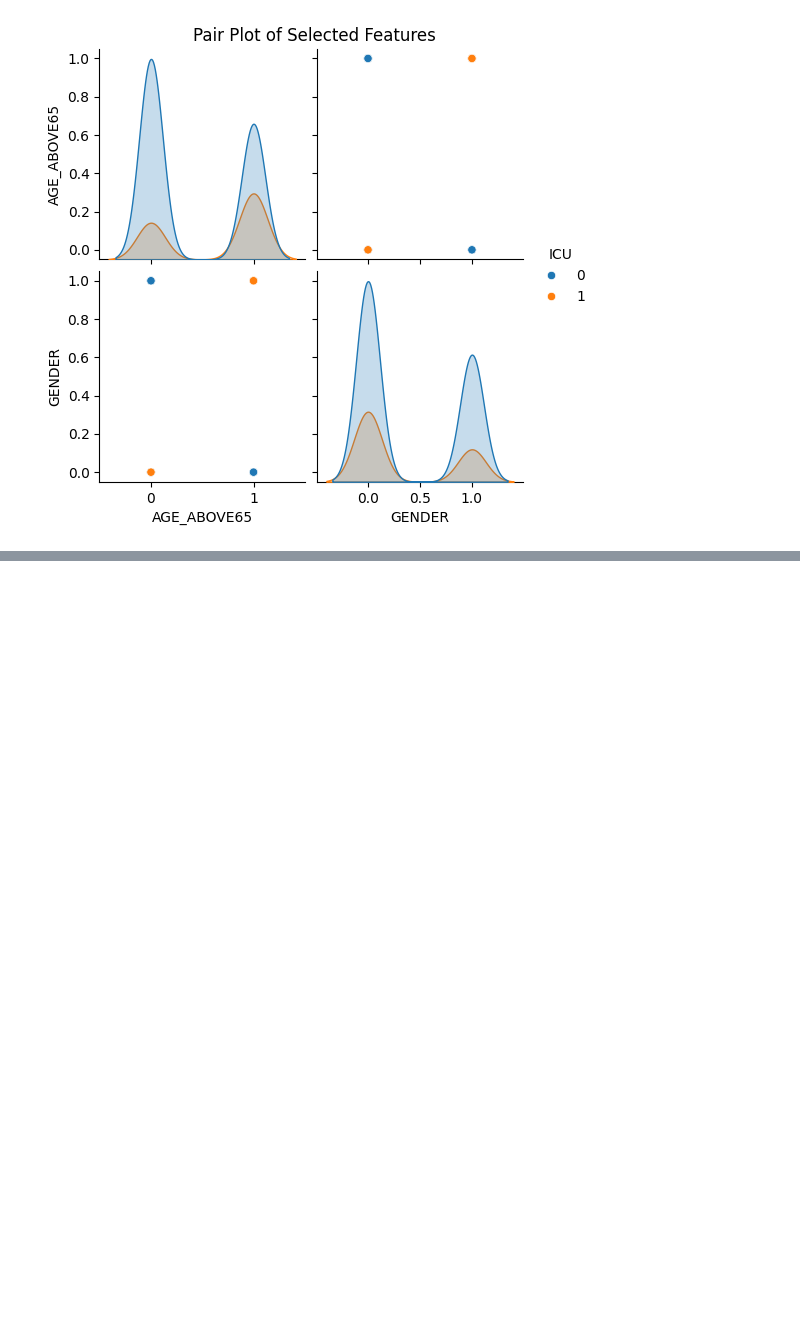
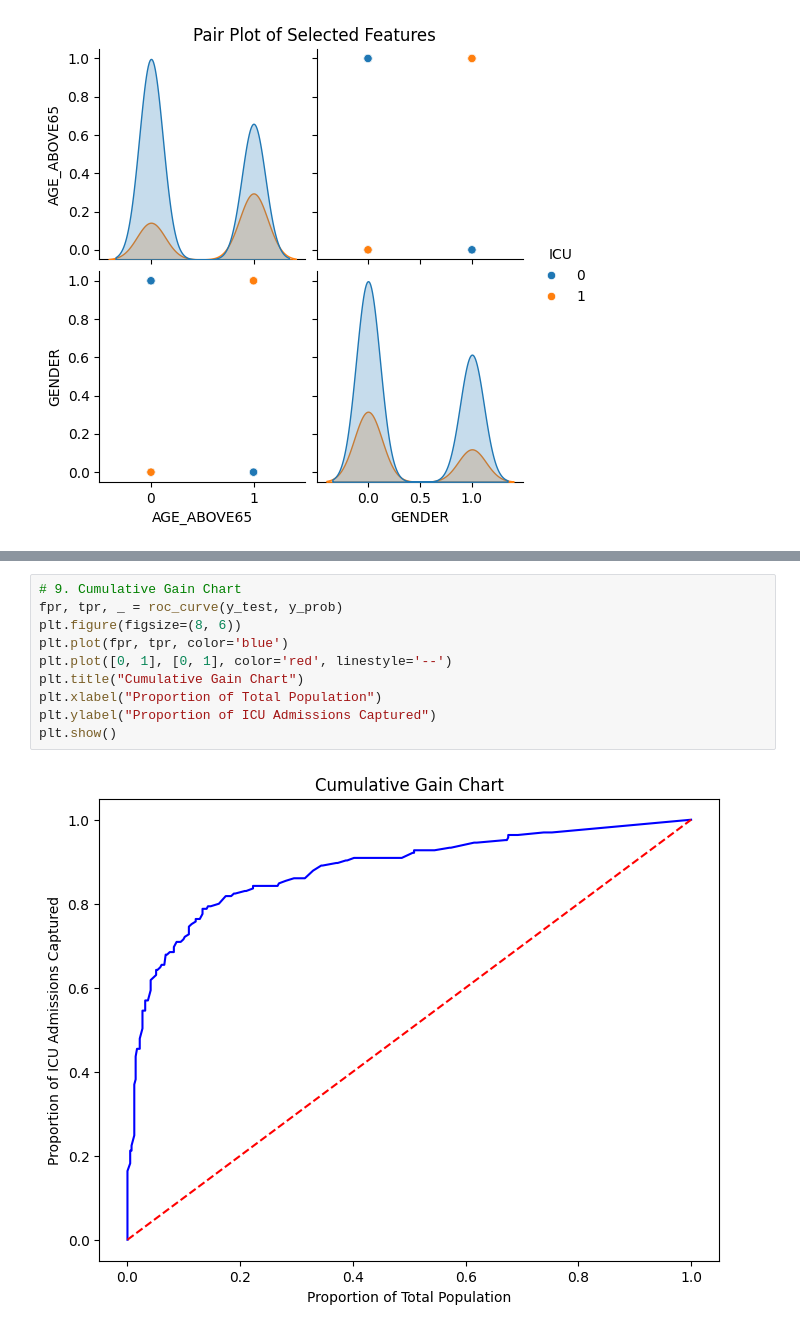
Before and after one commit to JenniferLA/Capstone_Covid, a Jupyter notebook: Capstone.ipynb, the cells around one changed output, grey strips where cells are left out. Drawn from its saved outputs; the diff is of its cells as text; blank space fills up the shorter version.

```diff
--- a/Capstone.ipynb
+++ b/Capstone.ipynb
@@ -257,0 +269,12 @@ plt.show()
+# %%
+# 9. Cumulative Gain Chart
+fpr, tpr, _ = roc_curve(y_test, y_prob)
+plt.figure(figsize=(8, 6))
+plt.plot(fpr, tpr, color='blue')
+plt.plot([0, 1], [0, 1], color='red', linestyle='--')
+plt.title("Cumulative Gain Chart")
+plt.xlabel("Proportion of Total Population")
+plt.ylabel("Proportion of ICU Admissions Captured")
+plt.show()
+# %% [output]
+[figure, added]
```
Also changed, not shown: parts of 12 cells of this notebook.
